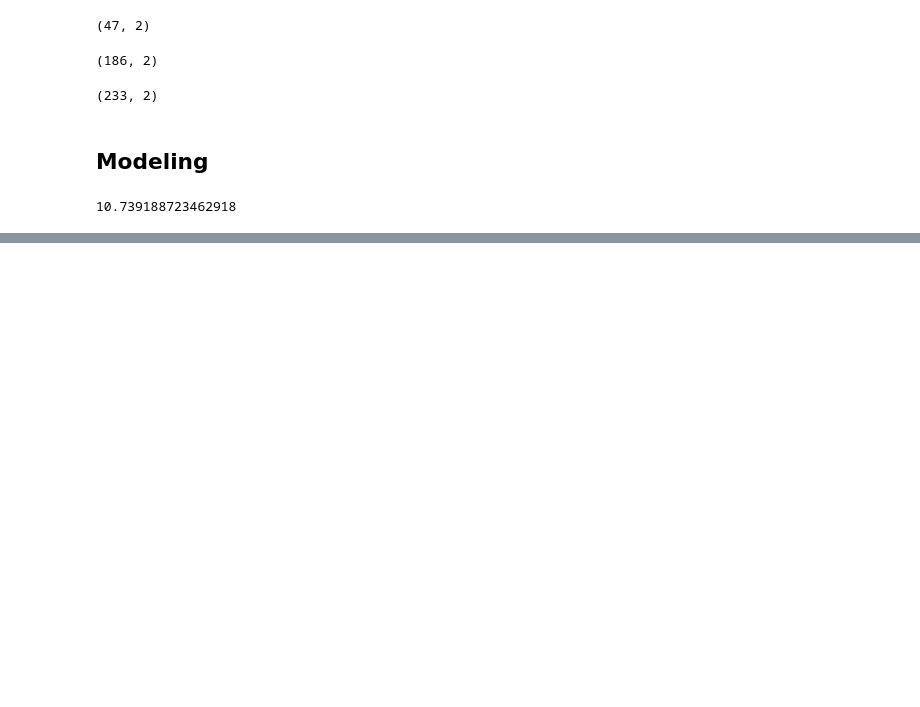
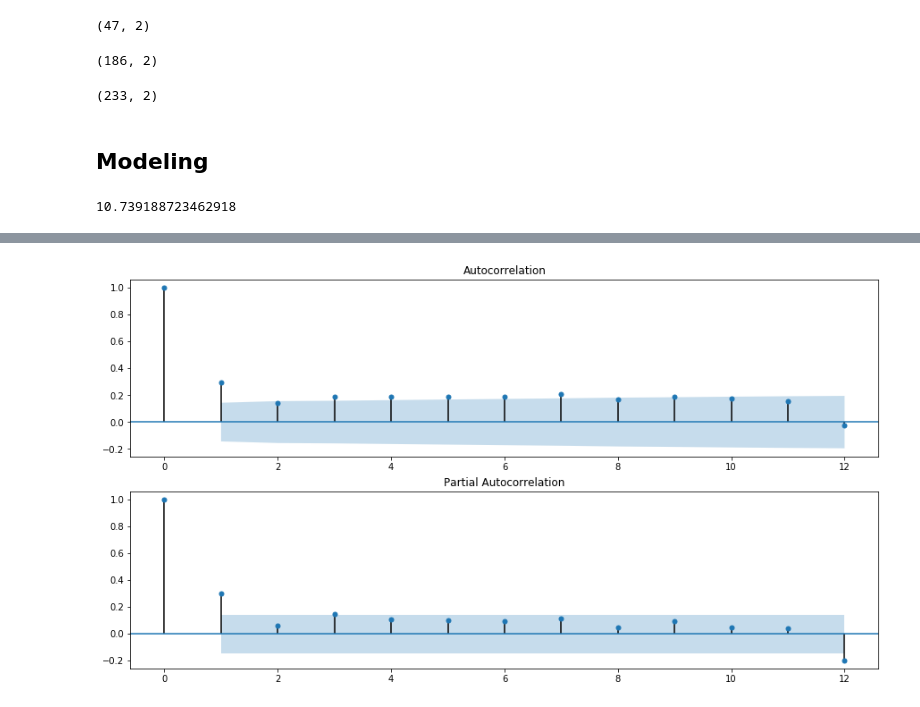
Before and after one commit to Mauriekathan/Timeseries_Modeling_Dissolved_Oxygen, a Jupyter notebook: Dissolved_Oxygen_modeling.ipynb, the cells around one changed output, grey strips where cells are left out. Cells and saved outputs as stored; diff of their text form; code cells hidden in the pictures; blank space fills up the shorter version.

```diff
--- a/Dissolved_Oxygen_modeling.ipynb
+++ b/Dissolved_Oxygen_modeling.ipynb
@@ -305,0 +269,8 @@ pred_uc.summary_frame()
+# %%
+res = model.resid
+fig,ax = plt.subplots(2,1,figsize=(15,8))
+fig = plot_acf(res, lags=12, ax=ax[0])
+fig = plot_pacf(res, lags=12, ax=ax[1])
+plt.show()
+# %% [output]
+[figure, added]
```
Also changed, not shown: parts of 13 cells of this notebook, 4 other files.
